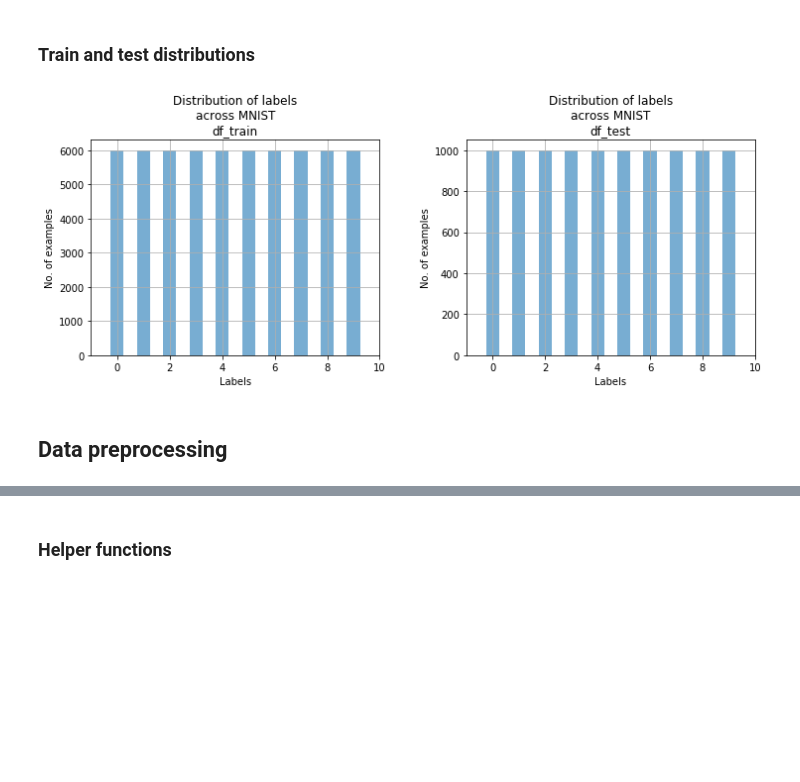
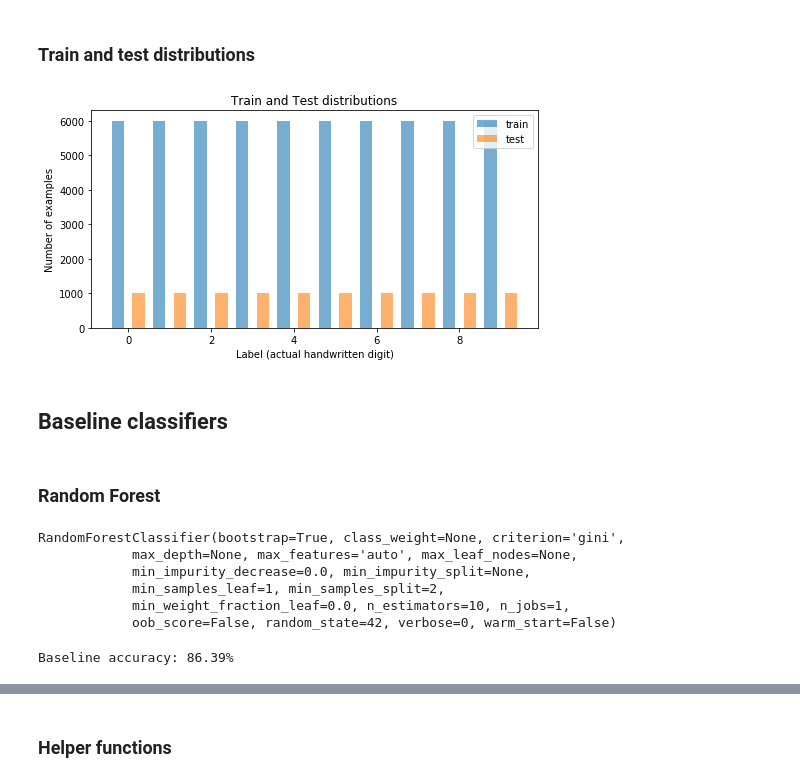
Before and after one commit to cdignam8304/model-explainability, a Jupyter notebook: mnist-explain.ipynb, the cells around one changed output, grey strips where cells are left out. Cells and saved outputs as stored; diff of their text form; code cells hidden in the pictures; blank space fills up the shorter version.

```diff
--- a/mnist-explain.ipynb
+++ b/mnist-explain.ipynb
@@ -68,16 +98,2 @@ df_test.shape: (10000, 785)
 # %% [markdown]
 ### Train and test distributions
-# %%
-fig = plt.figure(figsize=(12, 4))
-plt.subplot(1, 2, 1)
-plot_distribution(df_train, chart_title="df_train")
-plt.grid()
-plt.subplot(1, 2, 2)
-plot_distribution(df_test, chart_title="df_test")
-plt.grid()
-plt.subplots_adjust(left=None, bottom=None, right=None, top=None,
-                wspace=0.3, hspace=None)
-# %% [output]
-[figure, removed]
-# %% [markdown]
-## Data preprocessing
@@ -89,0 +100,25 @@ y_test = df_test["label"].as_matrix()
+# %%
+fig = plt.figure(figsize=(8, 4))
+plt.bar(left=df_train["label"].value_counts().index-0.25,
+           height=df_train["label"].value_counts().values,
+          alpha=0.6,
+          # align="center",
+          width=0.3,
+       label="train")
+plt.bar(left=df_test["label"].value_counts().index+0.25,
+           height=df_test["label"].value_counts().values,
+          alpha=0.6,
+          # align="center",
+          width=0.3,
+       label="test")
+plt.legend()
+plt.xlabel("Label (actual handwritten digit)")
+plt.ylabel("Number of examples")
+plt.title("Train and Test distributions")
+plt.show() # avoids some annoying text in the output cell, despite %matplotlib inline
+# %% [output]
+[figure, added]
+# %% [markdown]
+## Baseline classifiers
+# %% [markdown]
+### Random Forest
@@ -89,0 +127,14 @@ y_test = df_test["label"].as_matrix()
+# %%
+clf.fit(X_train, y_train)
+# %% [output]
+RandomForestClassifier(bootstrap=True, class_weight=None, criterion='gini',
+            max_depth=None, max_features='auto', max_leaf_nodes=None,
+            min_impurity_decrease=0.0, min_impurity_split=None,
+            min_samples_leaf=1, min_samples_split=2,
+            min_weight_fraction_leaf=0.0, n_estimators=10, n_jobs=1,
+            oob_score=False, random_state=42, verbose=0, warm_start=False)
+# %%
+baseline_accuracy = clf.score(X_test, y_test)
+print("Baseline accuracy: %.2f%%" % (baseline_accuracy*100))
+# %% [output]
+Baseline accuracy: 86.39%
```
Also changed, not shown: parts of 73 cells of this notebook.
